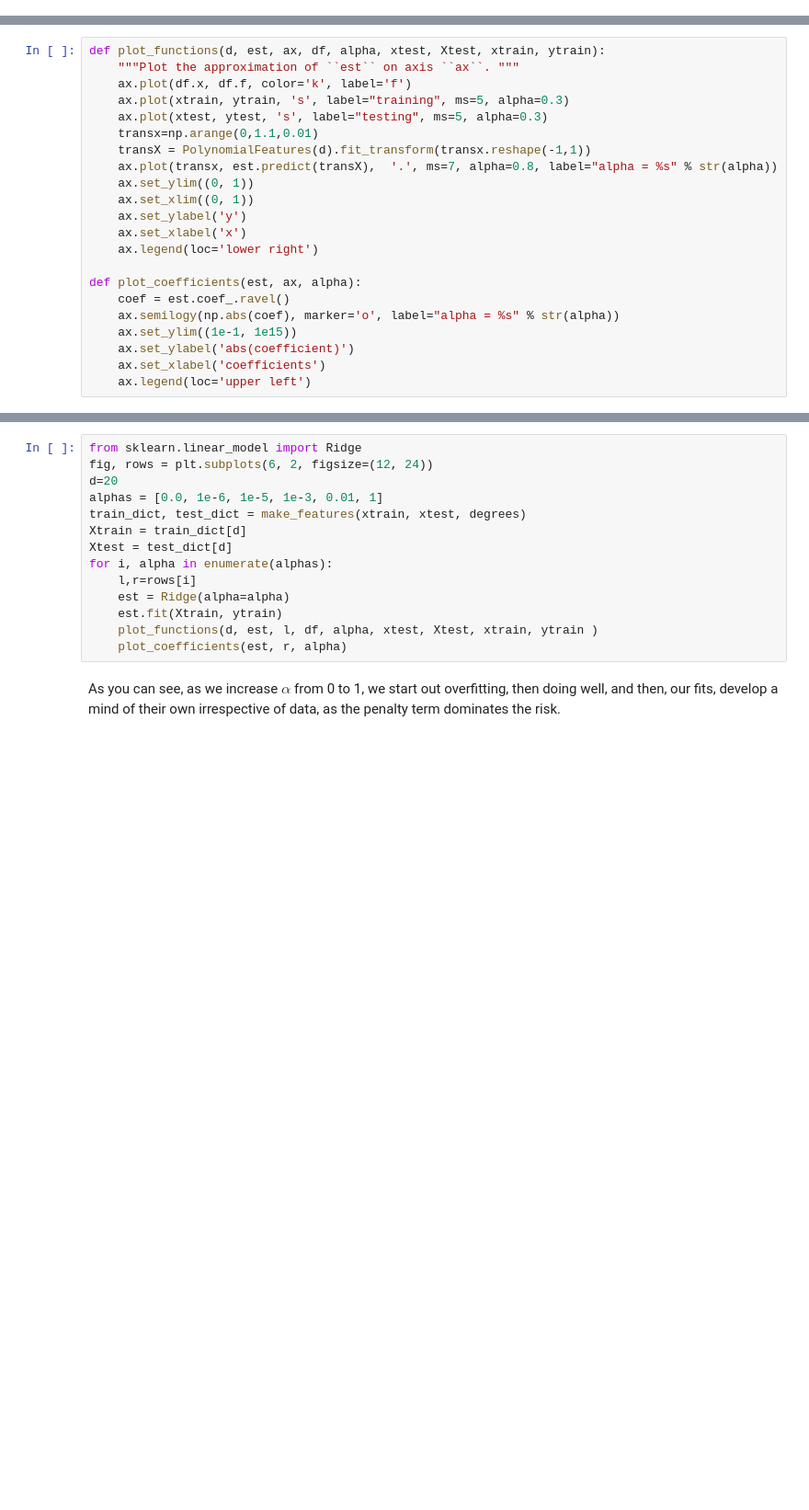
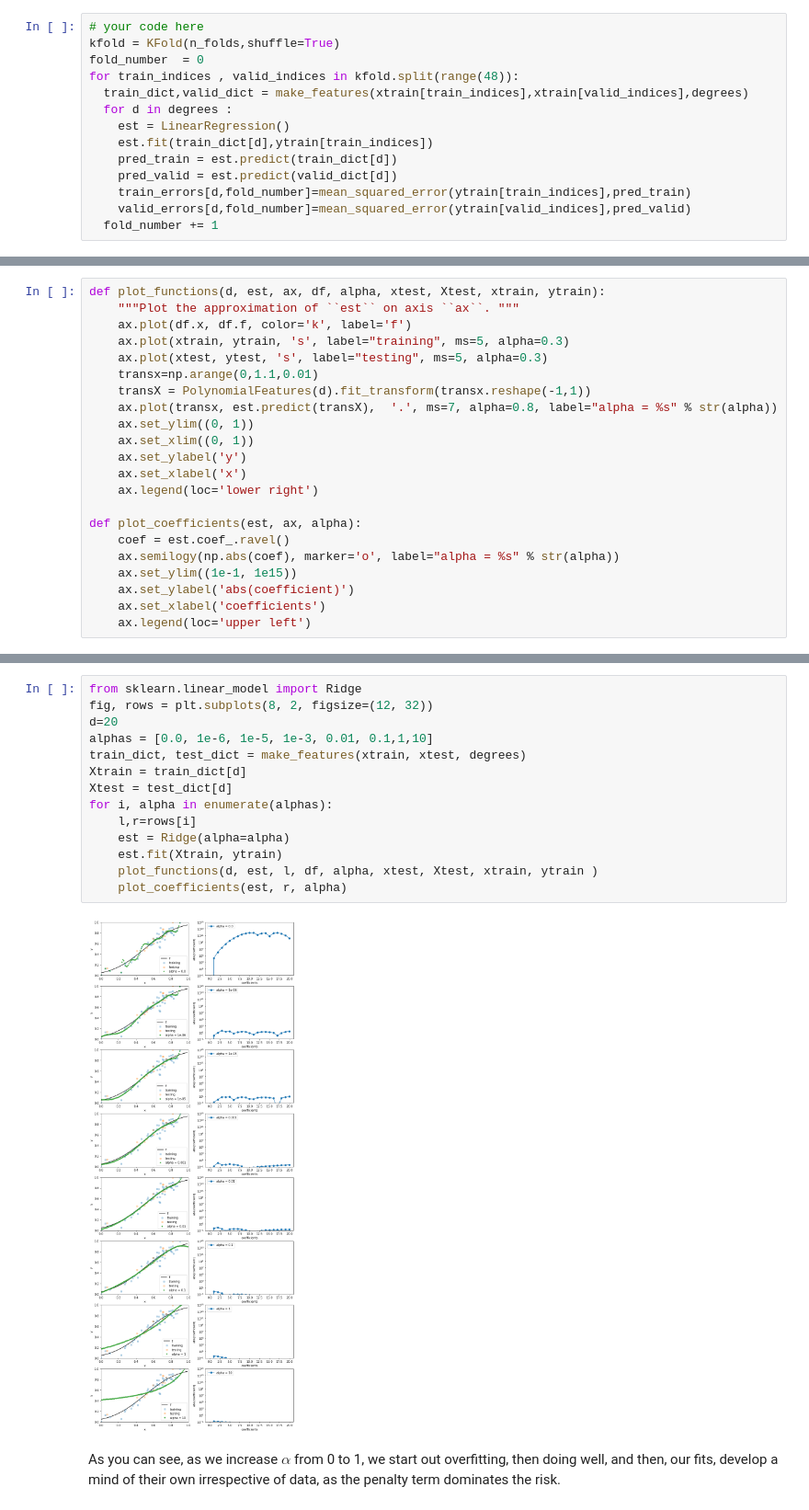
Before and after one commit to Rushikeshdhanorkar/ValidationRegularization, a Jupyter notebook: distribute_validation_regularization.ipynb, the cells around one changed output, grey strips where cells are left out. Shown at 92% size. Cells and saved outputs as stored; diff of their text form; blank space fills up the shorter version.

```diff
--- a/distribute_validation_regularization.ipynb
+++ b/distribute_validation_regularization.ipynb
@@ -435,3 +459,17 @@ valid_errors = np.zeros((21,4))
+# %%
+# your code here
+kfold = KFold(n_folds,shuffle=True)
+fold_number  = 0
+for train_indices , valid_indices in kfold.split(range(48)):
+  train_dict,valid_dict = make_features(xtrain[train_indices],xtrain[valid_indices],degrees)
+  for d in degrees :
+    est = LinearRegression()
+    est.fit(train_dict[d],ytrain[train_indices])
+    pred_train = est.predict(train_dict[d])
+    pred_valid = est.predict(valid_dict[d])
+    train_errors[d,fold_number]=mean_squared_error(ytrain[train_indices],pred_train)
+    valid_errors[d,fold_number]=mean_squared_error(ytrain[valid_indices],pred_valid)
+  fold_number += 1
 # %% [markdown]
 We average the MSEs over the folds
 # %%
@@ -526,18 +570,20 @@ Lets see what some of the $\alpha$s do. The diagram below trains on the entire t
 *What is wrong in the code below? It works, but is not quite philosophically right. We are doing it for demonstration purposes*
 # %%
 from sklearn.linear_model import Ridge
-fig, rows = plt.subplots(6, 2, figsize=(12, 24))
+fig, rows = plt.subplots(8, 2, figsize=(12, 32))
 d=20
-alphas = [0.0, 1e-6, 1e-5, 1e-3, 0.01, 1]
+alphas = [0.0, 1e-6, 1e-5, 1e-3, 0.01, 0.1,1,10]
 train_dict, test_dict = make_features(xtrain, xtest, degrees)
 Xtrain = train_dict[d]
 Xtest = test_dict[d]
 for i, alpha in enumerate(alphas):
     l,r=rows[i]
     est = Ridge(alpha=alpha)
     est.fit(Xtrain, ytrain)
     plot_functions(d, est, l, df, alpha, xtest, Xtest, xtrain, ytrain )
     plot_coefficients(est, r, alpha)
+# %% [output]
+[figure, added]
 # %% [markdown]
 As you can see, as we increase $\alpha$ from 0 to 1, we start out overfitting, then doing well, and then, our fits, develop a mind of their own irrespective of data, as the penalty term dominates the risk.
 # %% [markdown]
```
Also changed, not shown: parts of 22 cells of this notebook.
